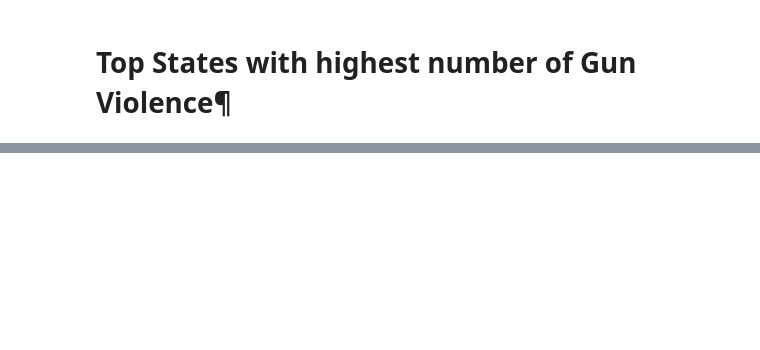
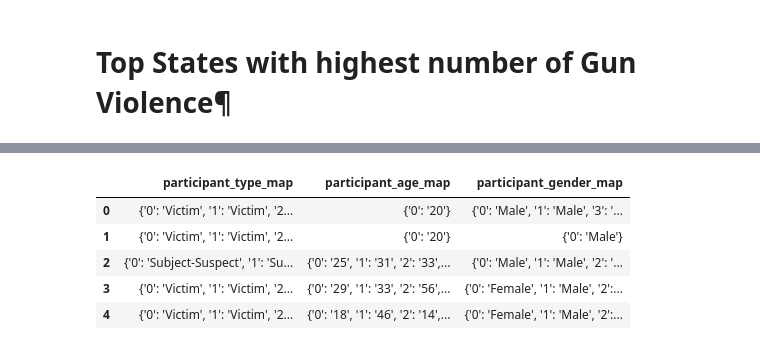
Before and after one commit to Nadide/Gun-Violence-Data-Analysis, a Jupyter notebook: analysis_notebooks/Location related analysis.ipynb, the cells around one changed output, grey strips where cells are left out. Cells and saved outputs as stored; diff of their text form; code cells hidden in the pictures; blank space fills up the shorter version.

```diff
--- a/analysis_notebooks/Location related analysis.ipynb
+++ b/analysis_notebooks/Location related analysis.ipynb
@@ -160,0 +259,30 @@ Text(0.5, 1.0, 'Top 10 High Crime Rate Cities')
+# %%
+def get_user_mapping(txt):
+    if txt == "NA":
+        return {}
+    mapping = {}
+    for d in txt.split("||"):
+        try:
+            key = d.split("::")[0]
+            val = d.split("::")[1]
+            if key not in mapping:
+                mapping[key] = val
+        except:
+            pass
+    return mapping
+
+df['participant_type'] = df['participant_type'].fillna("NA")
+df['participant_type_map'] = df['participant_type'].apply(lambda x : get_user_mapping(x))
+df['participant_age'] = df['participant_age'].fillna("NA")
+df['participant_age_map'] = df['participant_age'].apply(lambda x : get_user_mapping(x))
+df['participant_gender'] = df['participant_gender'].fillna("NA")
+df['participant_gender_map'] = df['participant_gender'].apply(lambda x : get_user_mapping(x))
+
+df[['participant_type_map', 'participant_age_map', 'participant_gender_map']].head()
+# %% [output]
+|  | participant_type_map | participant_age_map | participant_gender_map |
+| 0 | {'0': 'Victim', '1': 'Victim', '2... | {'0': '20'} | {'0': 'Male', '1': 'Male', '3': '... |
+| 1 | {'0': 'Victim', '1': 'Victim', '2... | {'0': '20'} | {'0': 'Male'} |
+| 2 | {'0': 'Subject-Suspect', '1': 'Su... | {'0': '25', '1': '31', '2': '33',... | {'0': 'Male', '1': 'Male', '2': '... |
+| 3 | {'0': 'Victim', '1': 'Victim', '2... | {'0': '29', '1': '33', '2': '56',... | {'0': 'Female', '1': 'Male', '2':... |
+| 4 | {'0': 'Victim', '1': 'Victim', '2... | {'0': '18', '1': '46', '2': '14',... | {'0': 'Female', '1': 'Male', '2':... |
```
Also changed, not shown: parts of 26 cells of this notebook, 32 other files.
